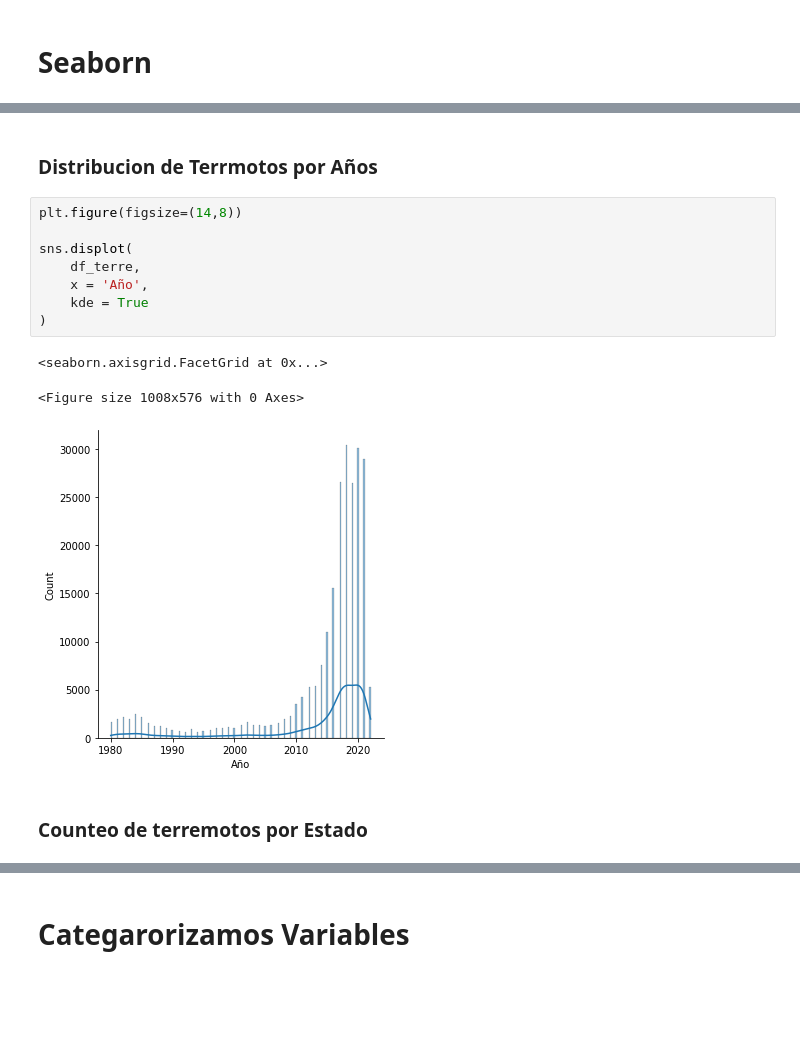
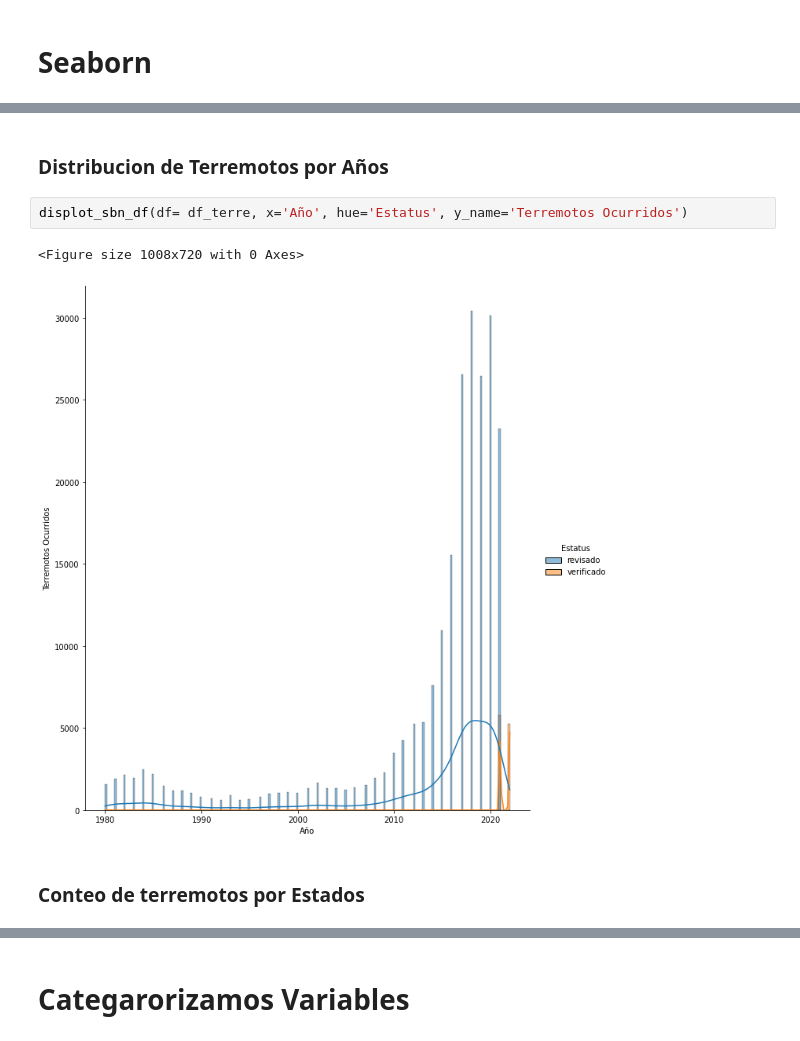
Before and after one commit to Chek0rrdn/Notebooks-Pandas-NP, a Jupyter notebook: Terremotos/Terremotos.ipynb, the cells around one changed output, grey strips where cells are left out. Cells and saved outputs as stored; diff of their text form; blank space fills up the shorter version.

```diff
--- a/Terremotos/Terremotos.ipynb
+++ b/Terremotos/Terremotos.ipynb
@@ -130,16 +195,9 @@ df_terre.reindex(
 # %% [markdown]
-### Distribucion de Terrmotos por Años
+### Distribucion de Terremotos por Años
-# %%
-plt.figure(figsize=(14,8))
-
-sns.displot(
-    df_terre,
-    x = 'Año',
-    kde = True
-)
-# %% [output]
-<seaborn.axisgrid.FacetGrid at 0x...>
-<Figure size 1008x576 with 0 Axes>
-[figure, removed]
+# %%
+displot_sbn_df(df= df_terre, x='Año', hue='Estatus', y_name='Terremotos Ocurridos')
+# %% [output]
+<Figure size 1008x720 with 0 Axes>
+[figure, added]
 # %% [markdown]
-### Counteo de terremotos por Estado
+### Conteo de terremotos por Estados
```
Also changed, not shown: parts of 60 cells of this notebook.
